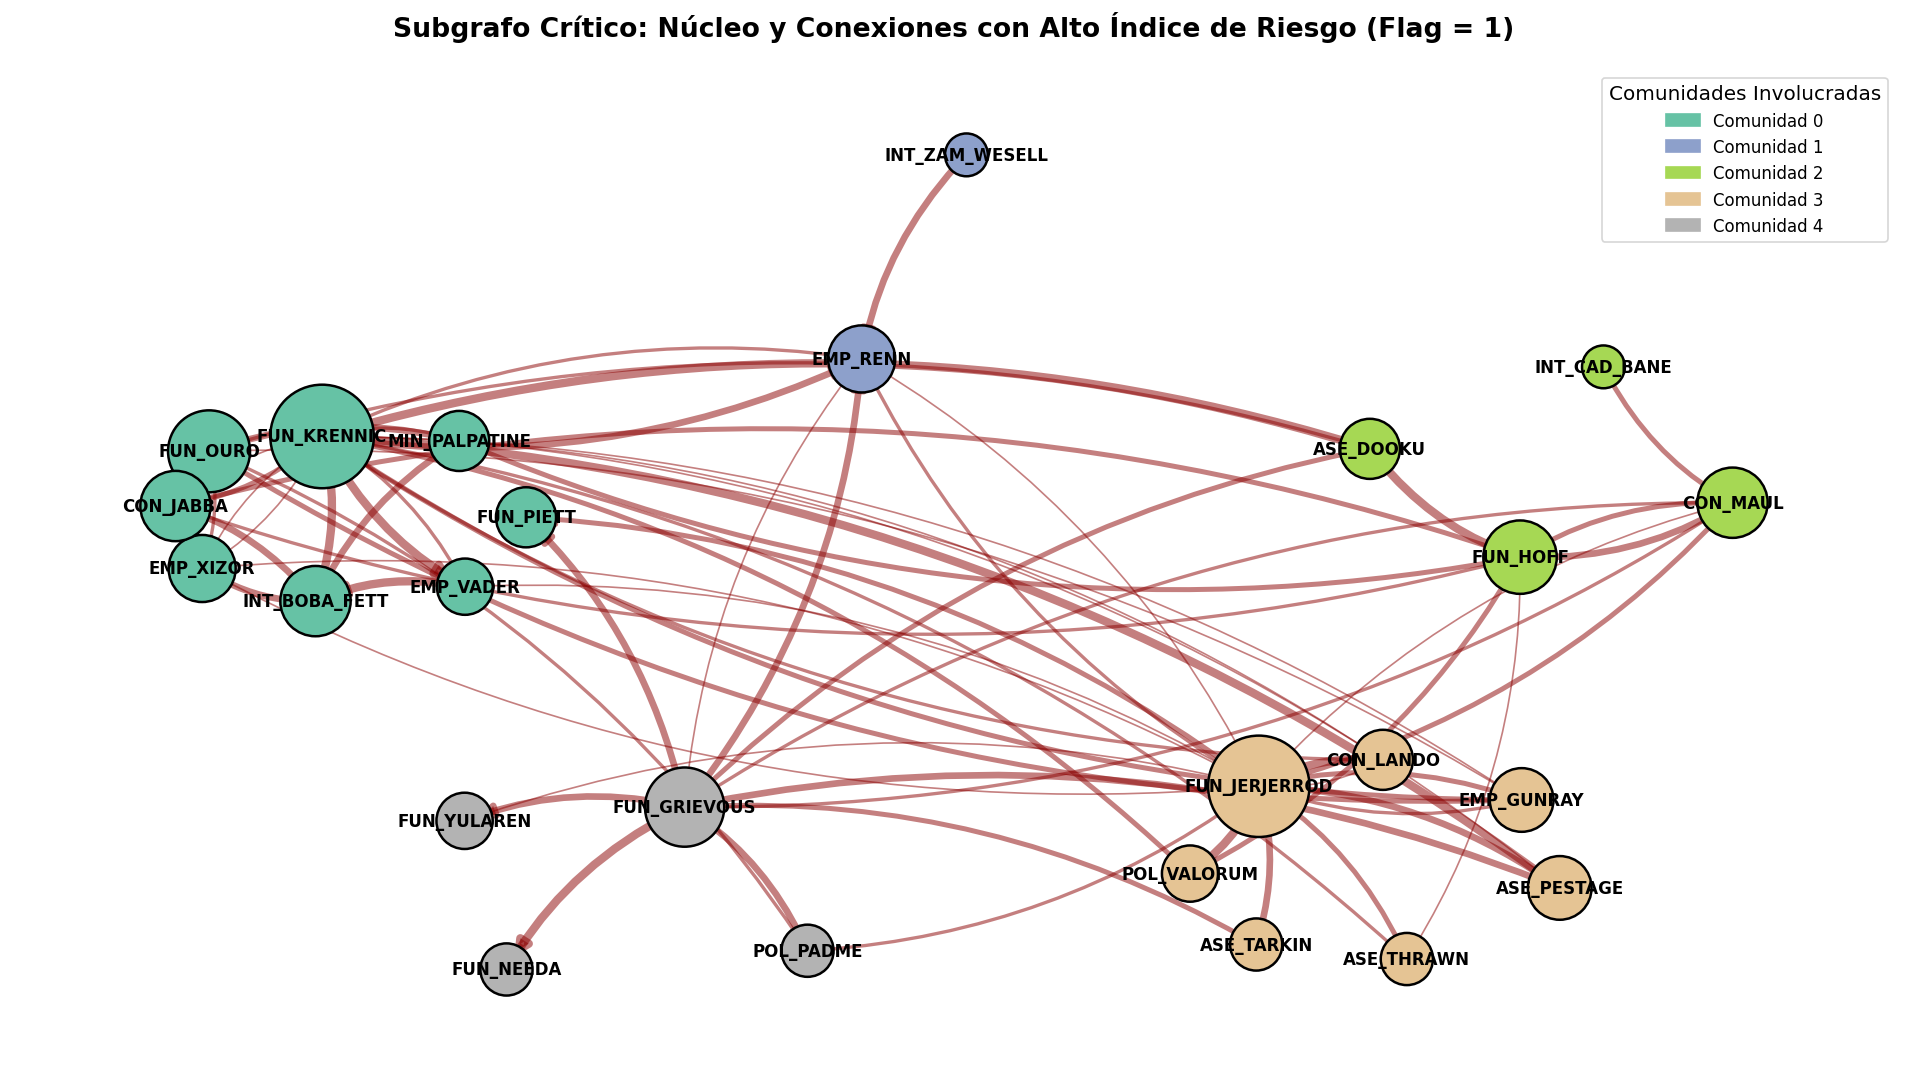
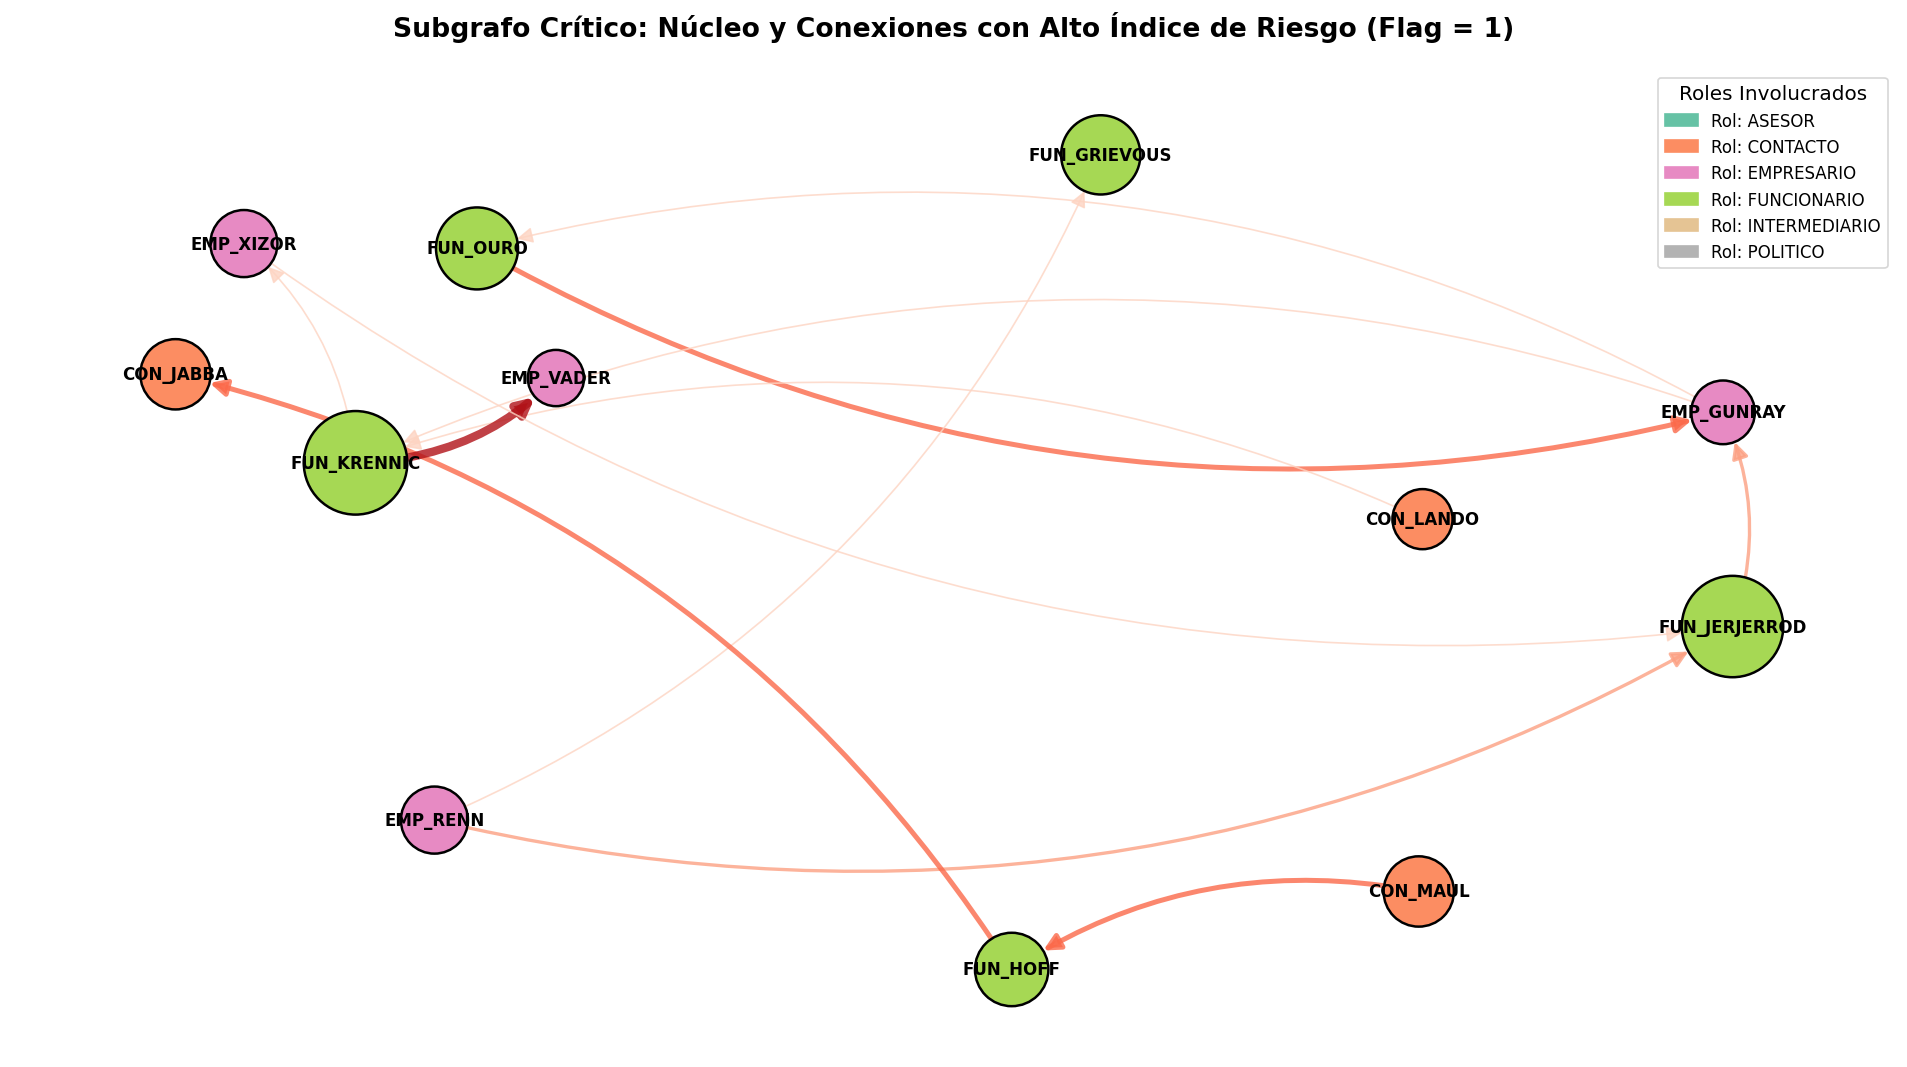
Code edit (unified diff) that turned the first committed figure into the second:
--- before
+++ after
@@ -2,7 +2,17 @@
 fig_sub, ax_sub = plt.subplots(figsize=(16, 9), dpi=120)
 
-# 2. Filtrar el grafo original reteniendo únicamente los enlaces con riesgo crítico (riesgo == 1)
-aristas_criticas = [(u, v) for u, v, attrs in G.edges(data=True) if attrs.get('riesgo') == 1]
+# 2. Filtrar el grafo original
+def es_riesgo_critico(valor):
+    try:
+        return int(float(valor)) == 1
+    except (ValueError, TypeError):
+        return False
+
+aristas_criticas = [(u, v) for u, v, attrs in G.edges(data=True) if es_riesgo_critico(attrs.get('riesgo'))]
 G_subgrafo = G.edge_subgraph(aristas_criticas).copy()
+
+# Impresión de control para verificar que el filtro redujo la red
+print(f"--> Nodos en Grafo General: {G.number_of_nodes()} | Nodos en Subgrafo: {G_subgrafo.number_of_nodes()}")
+print(f"--> Aristas en Grafo General: {G.number_of_edges()} | Aristas en Subgrafo: {G_subgrafo.number_of_edges()}")
 
 # Recalcular las posiciones con mayor separación
@@ -10,17 +20,40 @@
 posiciones_sub = posicion_por_comunidades(G_subgrafo, particion_sub, scale_global=4.0, scale_local=1.2)
 
-# 3. Propiedades visuales específicas del núcleo crítico
-comunidades_sub = [G_subgrafo.nodes[n]['comunidad_detectada'] for n in G_subgrafo.nodes()]
+# 3. Propiedades visuales específicas del núcleo crítico (Mapeo de Roles)
+colores_sub = [mapa_roles[G_subgrafo.nodes[n]['rol']] for n in G_subgrafo.nodes()]
 tamanos_sub = [G_subgrafo.nodes[n]['degree_centrality'] * 4000 + 500 for n in G_subgrafo.nodes()]
-# Reducimos el multiplicador de grosor
-pesos_sub = [G_subgrafo[u][v]['peso'] * 1.0 for u, v in G_subgrafo.edges()]
+
+# Extraer pesos para el mapa de calor del subgrafo
+pesos_lista_sub = [G_subgrafo[u][v]['peso'] for u, v in G_subgrafo.edges()]
+grosores_sub = [p * 1.0 for p in pesos_lista_sub]
 
 # 4. Dibujar el subgrafo
-# Aristas curvas para el subgrafo también
-nx.draw_networkx_edges(G_subgrafo, posiciones_sub, width=pesos_sub, edge_color='#8B0000', alpha=0.5, 
-                       arrows=True, arrowsize=15, connectionstyle="arc3,rad=0.15", ax=ax_sub)
+# Se añade node_size para las flechas
+nx.draw_networkx_edges(
+    G_subgrafo, posiciones_sub, 
+    width=grosores_sub, 
+    edge_color=pesos_lista_sub, 
+    edge_cmap=plt.cm.Reds,
+    edge_vmin=0,
+    edge_vmax=max(pesos_lista_sub) + 1 if pesos_lista_sub else 1,
+    alpha=0.8, 
+    arrows=True, 
+    arrowsize=20, 
+    node_size=tamanos_sub, # Corrección de superposición de flechas
+    connectionstyle="arc3,rad=0.2", 
+    ax=ax_sub
+)
 
-nx.draw_networkx_nodes(G_subgrafo, posiciones_sub, node_size=tamanos_sub, node_color=comunidades_sub, 
-                       cmap=cmap_comunidades, edgecolors='black', linewidths=1.5, ax=ax_sub)
+nx.draw_networkx_nodes(
+    G_subgrafo, posiciones_sub, 
+    node_size=tamanos_sub, 
+    node_color=colores_sub, 
+    cmap=cmap_roles, 
+    vmin=0,                                # <-- CORRECCIÓN: Ancla el valor mínimo del mapa de color
+    vmax=len(mapa_roles) - 1,              # <-- CORRECCIÓN: Ancla el valor máximo basado en roles totales
+    edgecolors='black', 
+    linewidths=1.5, 
+    ax=ax_sub
+)
 
 # En el núcleo crítico mostramos etiquetas de todos los actores involucrados
@@ -30,5 +63,5 @@
 
 # 5. Leyenda y títulos
-ax_sub.legend(handles=parches_leyenda, title="Comunidades Involucradas", loc="upper right", fontsize=10, title_fontsize=12)
+ax_sub.legend(handles=parches_leyenda, title="Roles Involucrados", loc="upper right", fontsize=10, title_fontsize=12)
 ax_sub.set_title("Subgrafo Crítico: Núcleo y Conexiones con Alto Índice de Riesgo (Flag = 1)", fontsize=16, fontweight='bold', pad=20)
 ax_sub.axis('off')

Commit: version final